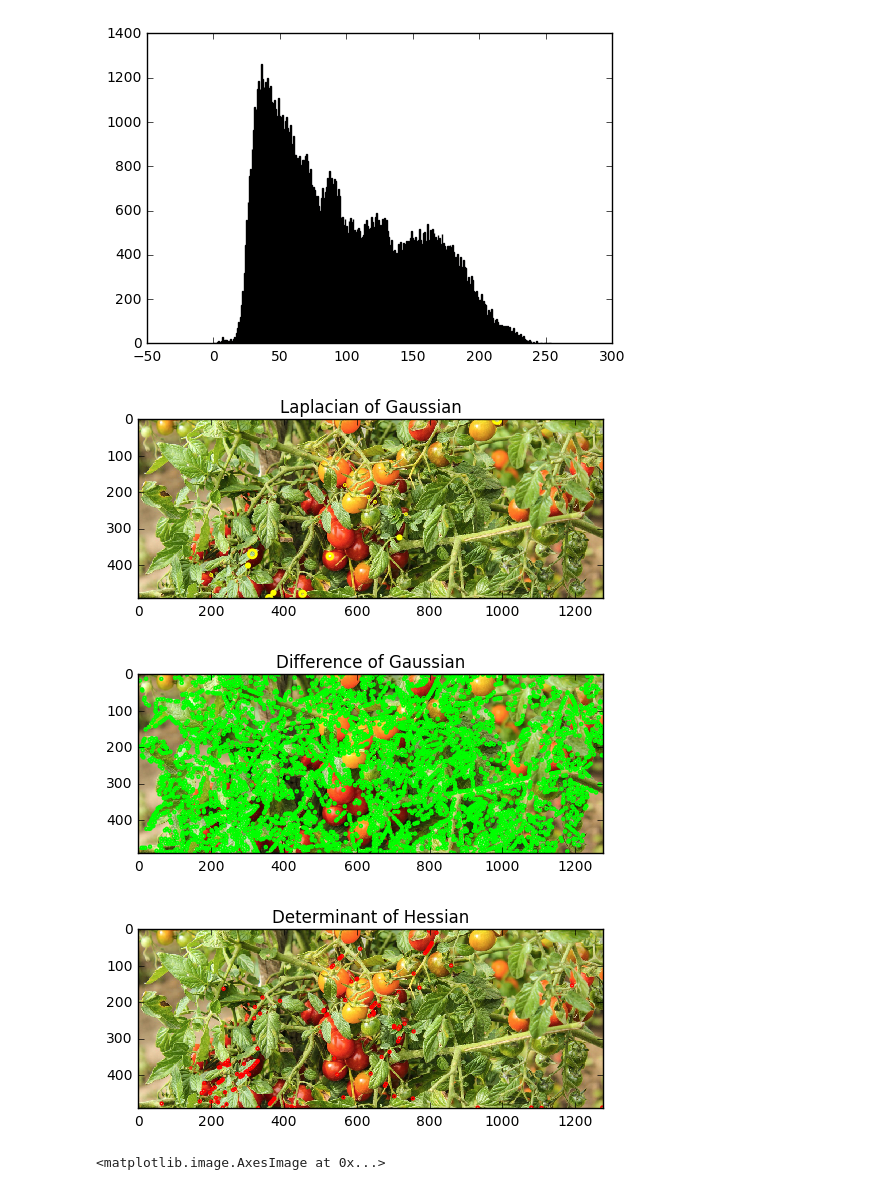
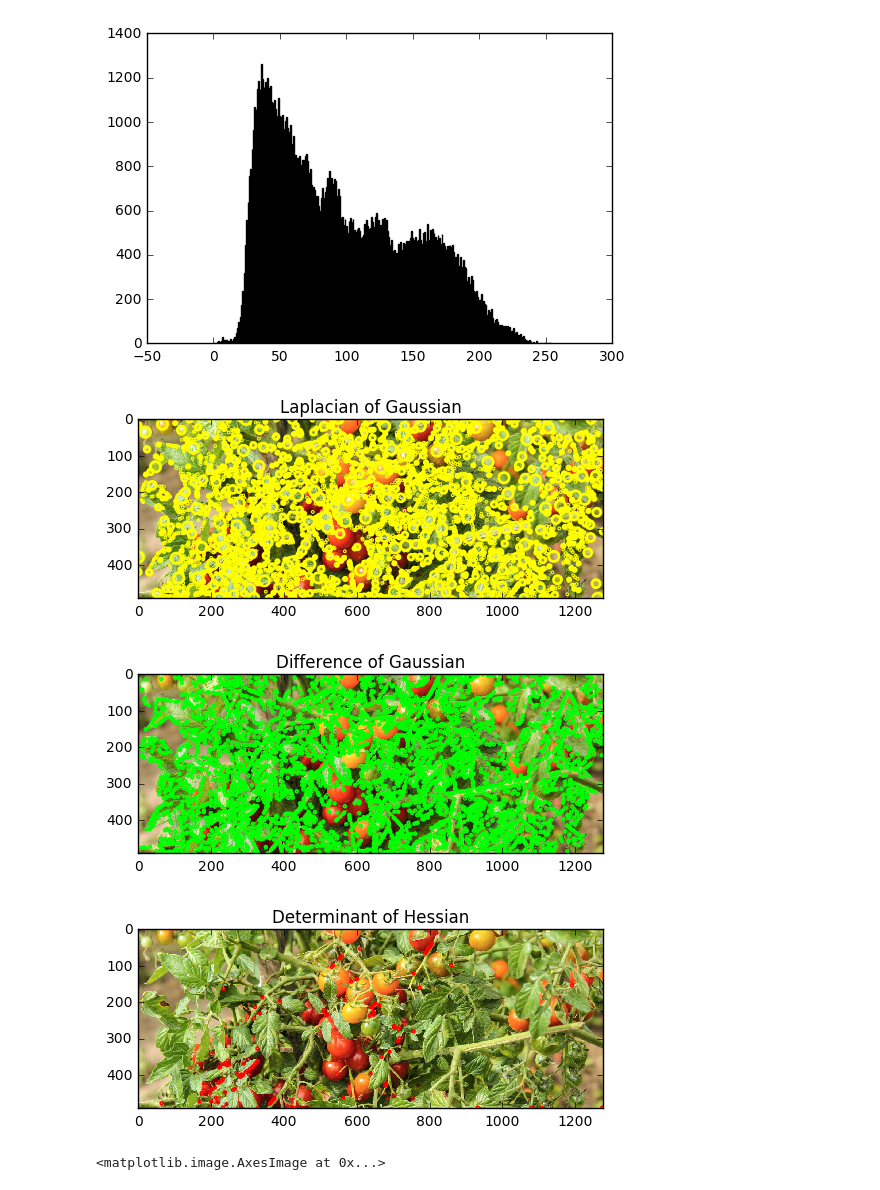
Before and after one commit to achbogga/saahas, a Jupyter notebook: detect_color.py.ipynb, the cells around one changed output. Cells and saved outputs as stored; diff of their text form; code cells hidden in the pictures.

```diff
--- a/detect_color.py.ipynb
+++ b/detect_color.py.ipynb
@@ -59,35 +59,35 @@ from skimage.color import rgb2gray
 from scipy import misc # try
 
 image = misc.imread('t1.png')
 image_gray = image[:,:,1]
 
-blobs_log = blob_log(image_gray, max_sigma=10, num_sigma=5, threshold=.3)
+blobs_log = blob_log(image_gray, max_sigma=10, num_sigma=5, threshold=.1)
 # Compute radii in the 3rd column.
 blobs_log[:, 2] = blobs_log[:, 2] * sqrt(2)
 
 blobs_dog = blob_dog(image_gray, max_sigma=2, threshold=.051)
 blobs_dog[:, 2] = blobs_dog[:, 2] * sqrt(2)
 
 blobs_doh = blob_doh(image_gray, max_sigma=2, threshold=.01)
 
 blobs_list = [blobs_log, blobs_dog, blobs_doh]
 colors = ['yellow', 'lime', 'red']
 titles = ['Laplacian of Gaussian', 'Difference of Gaussian',
           'Determinant of Hessian']
 sequence = zip(blobs_list, colors, titles)
 
 for blobs, color, title in sequence:
     fig, ax = plt.subplots(1, 1)
     ax.set_title(title)
     ax.imshow(image, interpolation='nearest')
     for blob in blobs:
         y, x, r = blob
         c = plt.Circle((x, y), r, color=color, linewidth=2, fill=False)
         ax.add_patch(c)
 
 plt.show()
 # %% [output]
-[figure, old version]
+[figure, new version]
 [figure]
 [figure]
 # %%
```
Also changed, not shown: parts of 4 cells of this notebook, 2 other files.
